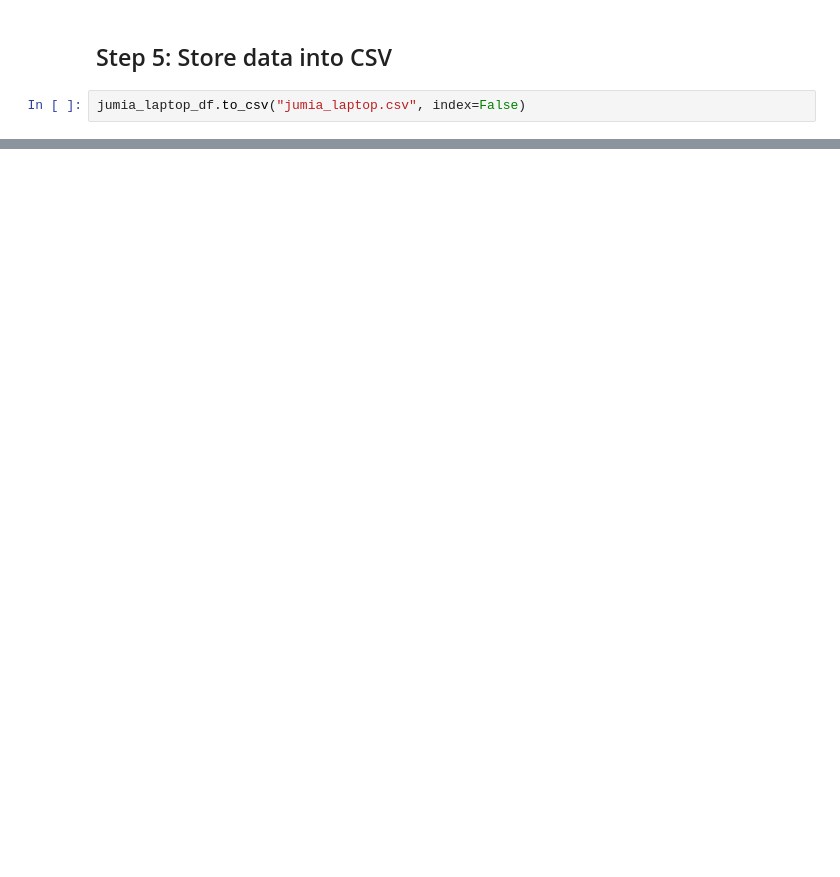
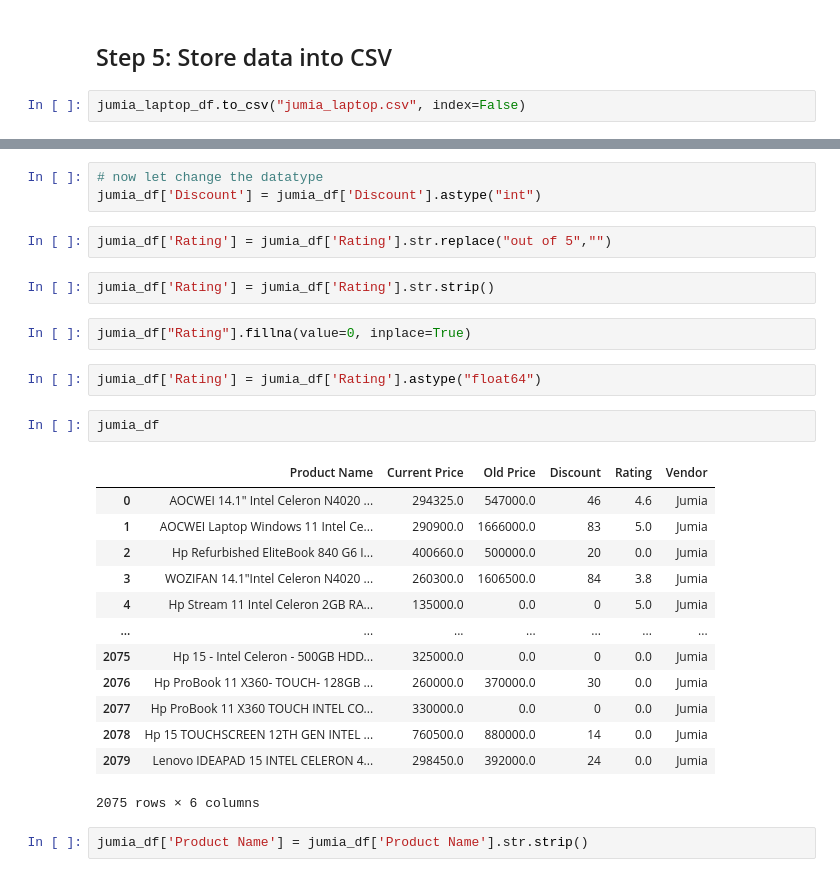
Before and after one commit to intellisenseCodez/Price-Comparison-App, a Jupyter notebook: jumia_web_scraper.ipynb, the cells around one changed output, grey strips where cells are left out. Cells and saved outputs as stored; diff of their text form; blank space fills up the shorter version.

```diff
--- a/jumia_web_scraper.ipynb
+++ b/jumia_web_scraper.ipynb
@@ -115,0 +242,29 @@ jumia_laptop_df.to_csv("jumia_laptop.csv", index=False)
+# %%
+# now let change the datatype
+jumia_df['Discount'] = jumia_df['Discount'].astype("int")
+# %%
+jumia_df['Rating'] = jumia_df['Rating'].str.replace("out of 5","")
+# %%
+jumia_df['Rating'] = jumia_df['Rating'].str.strip()
+# %%
+jumia_df["Rating"].fillna(value=0, inplace=True)
+# %%
+jumia_df['Rating'] = jumia_df['Rating'].astype("float64")
+# %%
+jumia_df
+# %% [output]
+|  | Product Name | Current Price | Old Price | Discount | Rating | Vendor |
+| 0 | AOCWEI 14.1" Intel Celeron N4020 ... | 294325.0 | 547000.0 | 46 | 4.6 | Jumia |
+| 1 | AOCWEI Laptop Windows 11 Intel Ce... | 290900.0 | 1666000.0 | 83 | 5.0 | Jumia |
+| 2 | Hp Refurbished EliteBook 840 G6 I... | 400660.0 | 500000.0 | 20 | 0.0 | Jumia |
+| 3 | WOZIFAN 14.1"Intel Celeron N4020 ... | 260300.0 | 1606500.0 | 84 | 3.8 | Jumia |
+| 4 | Hp Stream 11 Intel Celeron 2GB RA... | 135000.0 | 0.0 | 0 | 5.0 | Jumia |
+| ... | ... | ... | ... | ... | ... | ... |
+| 2075 | Hp 15 - Intel Celeron - 500GB HDD... | 325000.0 | 0.0 | 0 | 0.0 | Jumia |
+| 2076 | Hp ProBook 11 X360- TOUCH- 128GB ... | 260000.0 | 370000.0 | 30 | 0.0 | Jumia |
+| 2077 | Hp ProBook 11 X360 TOUCH INTEL CO... | 330000.0 | 0.0 | 0 | 0.0 | Jumia |
+| 2078 | Hp 15 TOUCHSCREEN 12TH GEN INTEL ... | 760500.0 | 880000.0 | 14 | 0.0 | Jumia |
+| 2079 | Lenovo IDEAPAD 15 INTEL CELERON 4... | 298450.0 | 392000.0 | 24 | 0.0 | Jumia |
+2075 rows × 6 columns
+# %%
+jumia_df['Product Name'] = jumia_df['Product Name'].str.strip()
```
Also changed, not shown: parts of 36 cells of this notebook, 2 other files.
